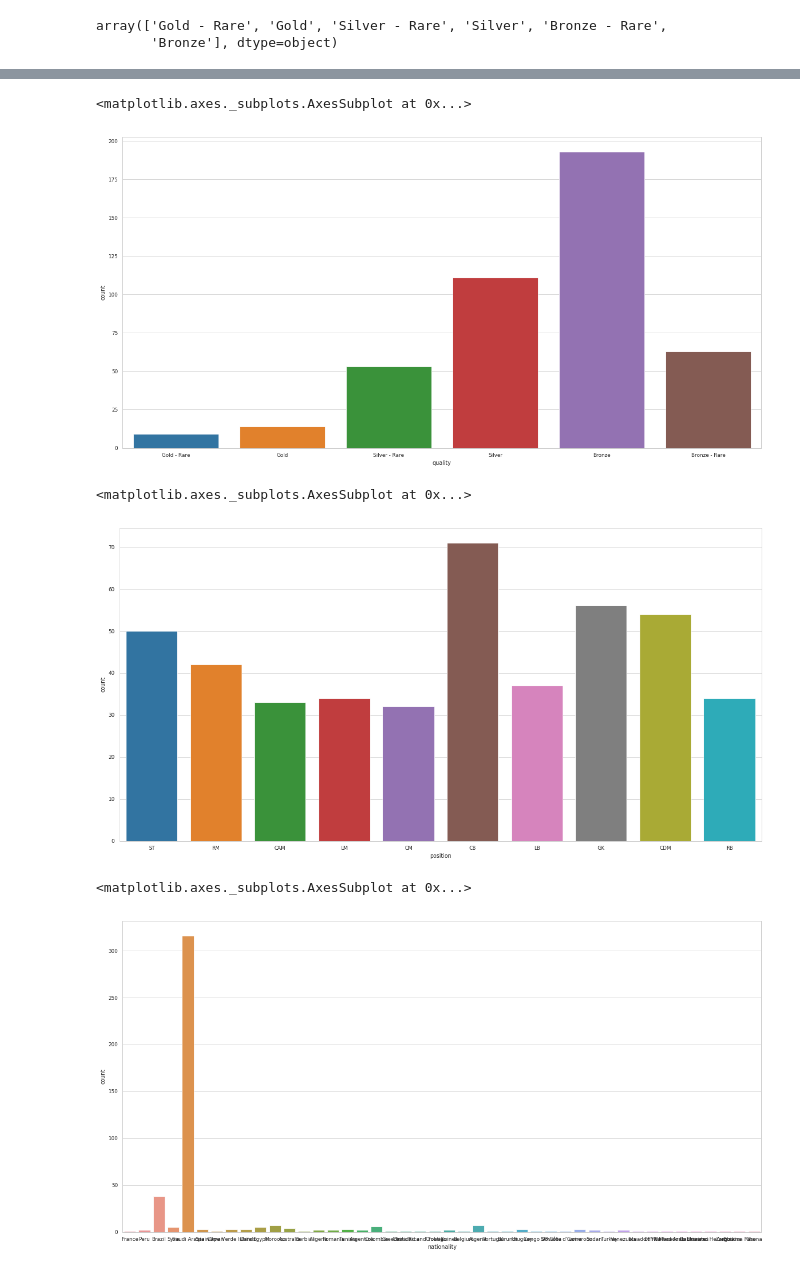
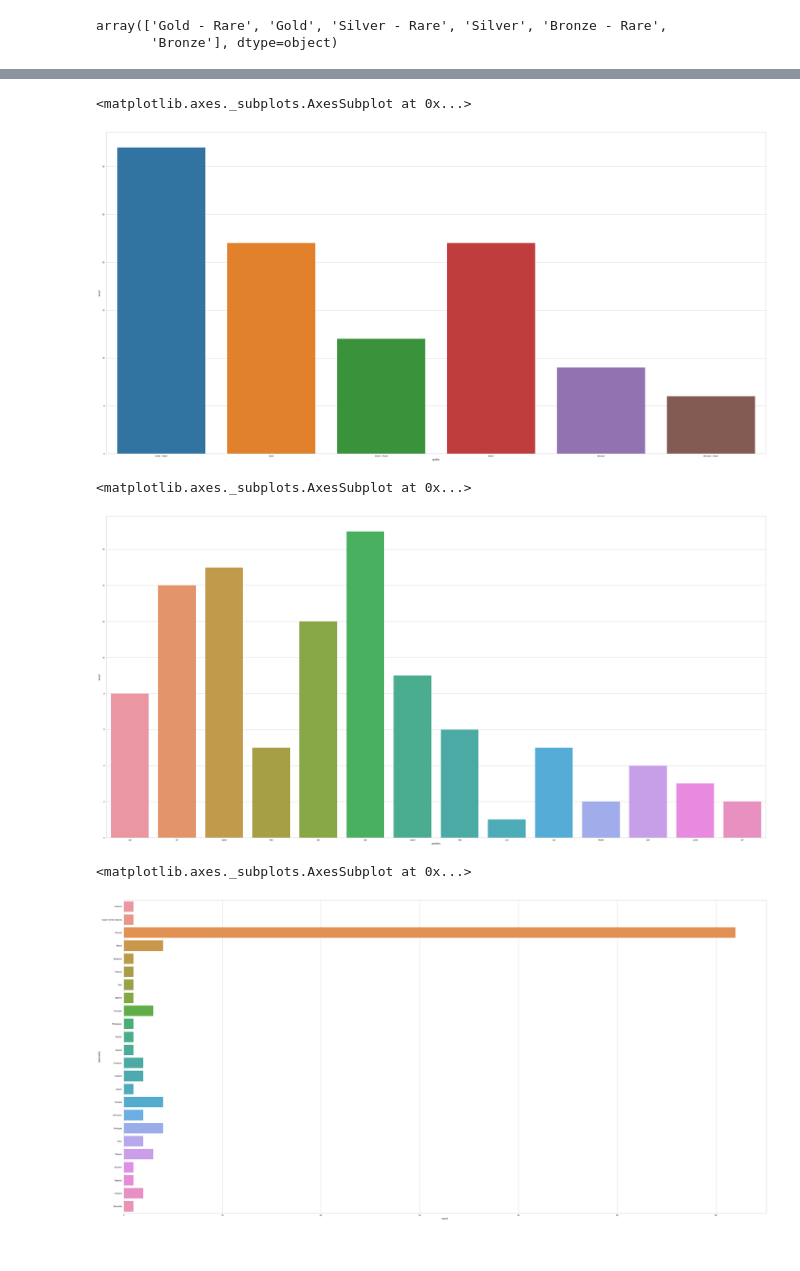
Before and after one commit to EvaSalomon/acamica, a Jupyter notebook: fut19/Desafio.ipynb, the cells around one changed output, grey strips where cells are left out. Drawn from its saved outputs; the diff is of its cells as text; code cells hidden in the pictures.

```diff
--- a/fut19/Desafio.ipynb
+++ b/fut19/Desafio.ipynb
@@ -10,7 +10,7 @@ pd.set_option('display.max_colwidth', -1)
 sns.set_style("whitegrid")
 sns.set_context("paper")
 
-plt.rcParams['figure.figsize'] = (20,10)
+plt.rcParams['figure.figsize'] = (40,20)
 # %%
 df = pd.read_csv('./data/fut19.csv')
 # %%
@@ -64,3 +64,7 @@ leaguesMean.sort_values(by = ['price_ps4','overall'], ascending=True)
 | Icons | 871562.841530 | 89.036036 |
+# %%
+LEAGUE = 'Premier League'
+MINQUALITY = 78
 # %%
-league0 = df.loc[(df['league'] == 'Saudi Professional League')]
+league0 = df.loc[(df['league'] == LEAGUE)]
+league0.isnull().sum()
@@ -73,14 +95,14 @@ sns.distplot(league0.overall)
 sns.countplot(league0.quality)
 # %% [output]
 <matplotlib.axes._subplots.AxesSubplot at 0x...>
-[figure, old version]
+[figure, new version]
 # %%
 sns.countplot(league0.position)
 # %% [output]
 <matplotlib.axes._subplots.AxesSubplot at 0x...>
-[figure, old version]
+[figure, new version]
 # %%
-sns.countplot(league0.nationality)
+sns.countplot(y=league0.nationality)
 # %% [output]
 <matplotlib.axes._subplots.AxesSubplot at 0x...>
-[figure, old version]
+[figure, new version]
```
Also changed, not shown: parts of 6 cells of this notebook.
